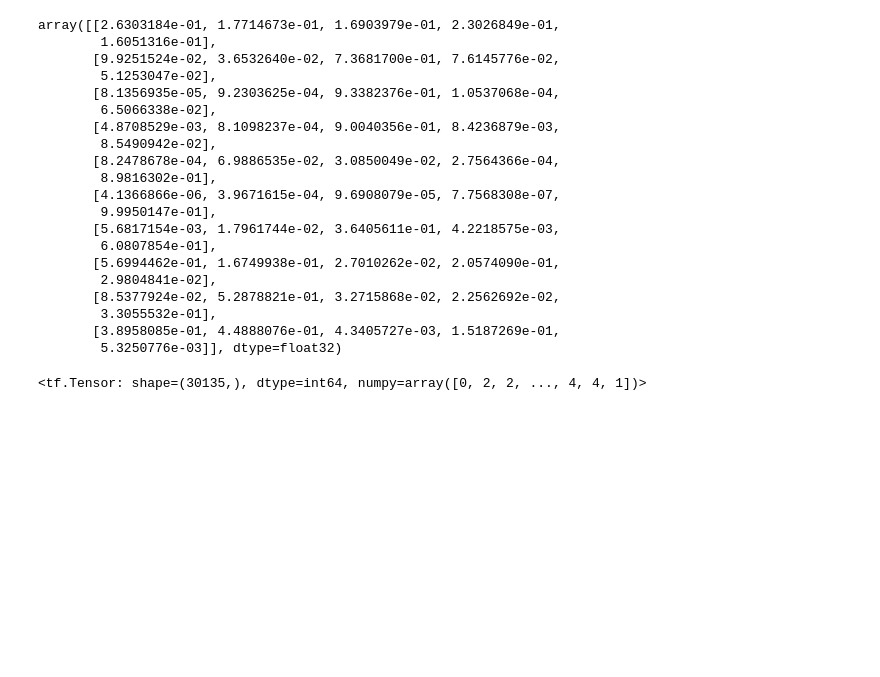
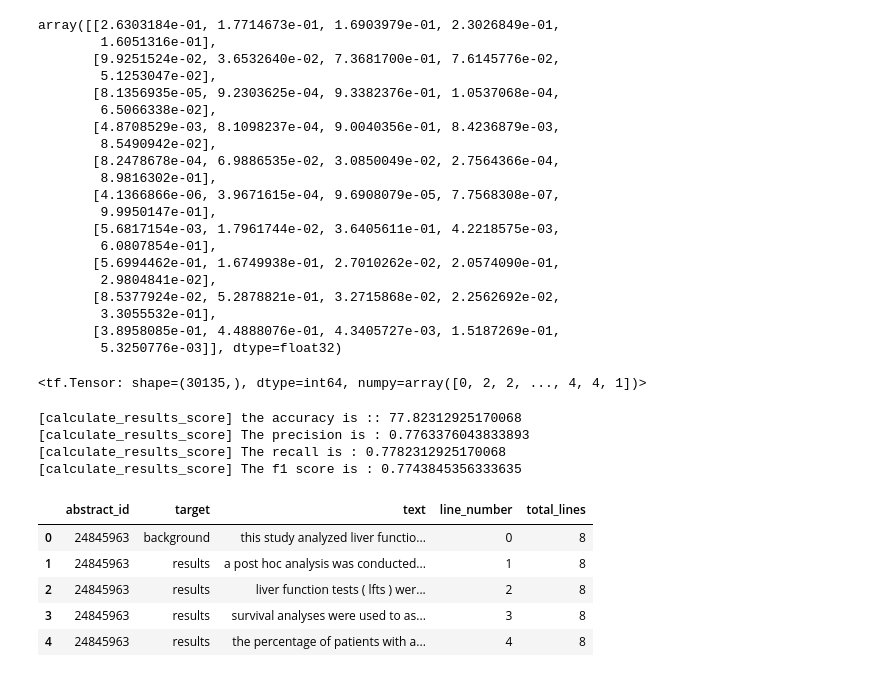
Before and after one commit to 4rund3v/tensorflow_certification, a Jupyter notebook: notebooks/012_nlp_skimlit_multiclass_classification.ipynb, the cells around one changed output. Cells and saved outputs as stored; diff of their text form; code cells hidden in the pictures; blank space fills up the shorter version.

```diff
--- a/notebooks/012_nlp_skimlit_multiclass_classification.ipynb
+++ b/notebooks/012_nlp_skimlit_multiclass_classification.ipynb
@@ -843,4 +843,19 @@ model_4_preds
 # %% [output]
 <tf.Tensor: shape=(30135,), dtype=int64, numpy=array([0, 2, 2, ..., 4, 4, 1])>
 # %%
-model_4_results = cal
+model_4_results = calculate_results_score(test_labels_encoded,
+                                         model_4_preds)
+# %% [output]
+[calculate_results_score] the accuracy is :: 77.82312925170068
+[calculate_results_score] The precision is : 0.7763376043833893
+[calculate_results_score] The recall is : 0.7782312925170068
+[calculate_results_score] The f1 score is : 0.7743845356333635
+# %%
+test_df.head(5)
+# %% [output]
+|  | abstract_id | target | text | line_number | total_lines |
+| 0 | 24845963 | background | this study analyzed liver functio... | 0 | 8 |
+| 1 | 24845963 | results | a post hoc analysis was conducted... | 1 | 8 |
+| 2 | 24845963 | results | liver function tests ( lfts ) wer... | 2 | 8 |
+| 3 | 24845963 | results | survival analyses were used to as... | 3 | 8 |
+| 4 | 24845963 | results | the percentage of patients with a... | 4 | 8 |
```
Also changed, not shown: parts of 15 cells of this notebook, 14 other files.
